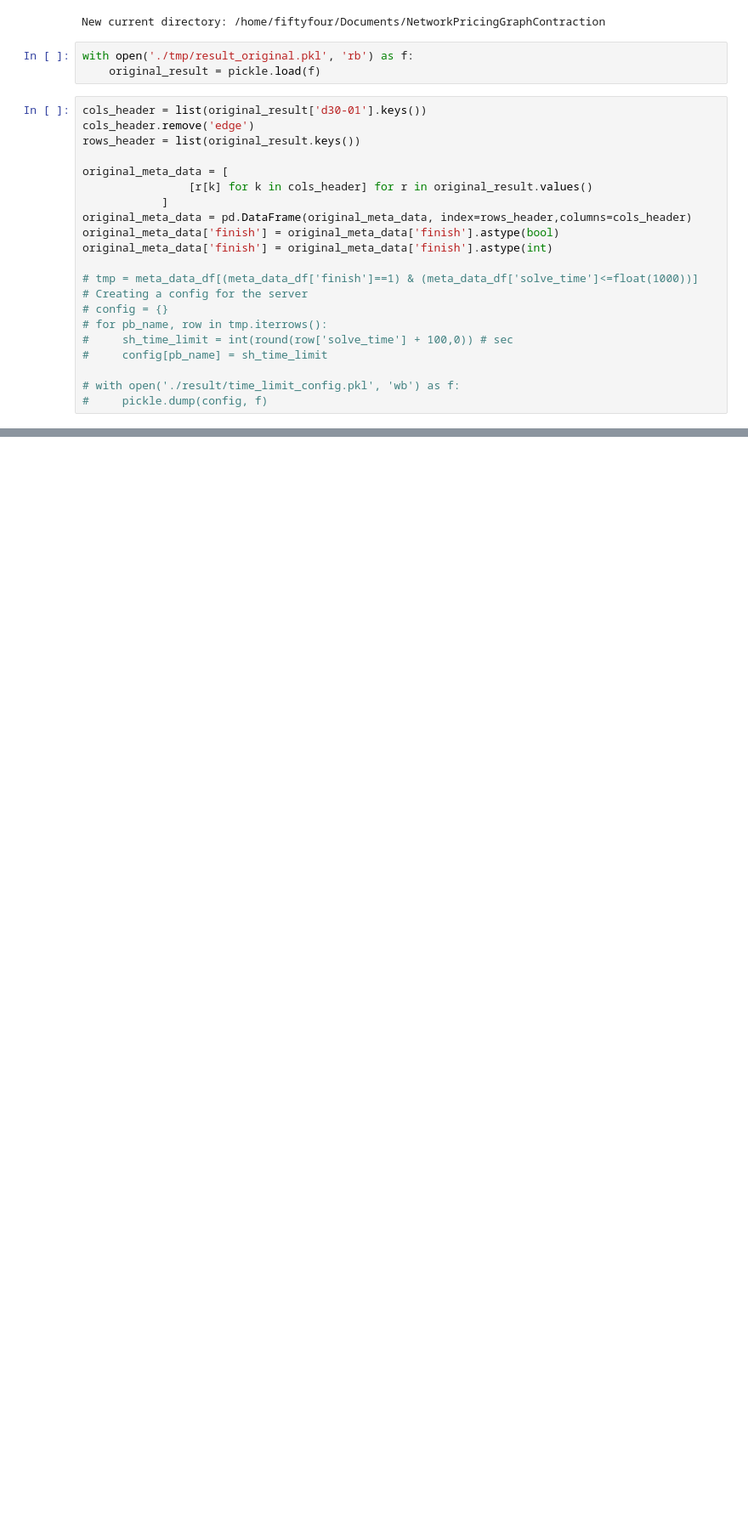
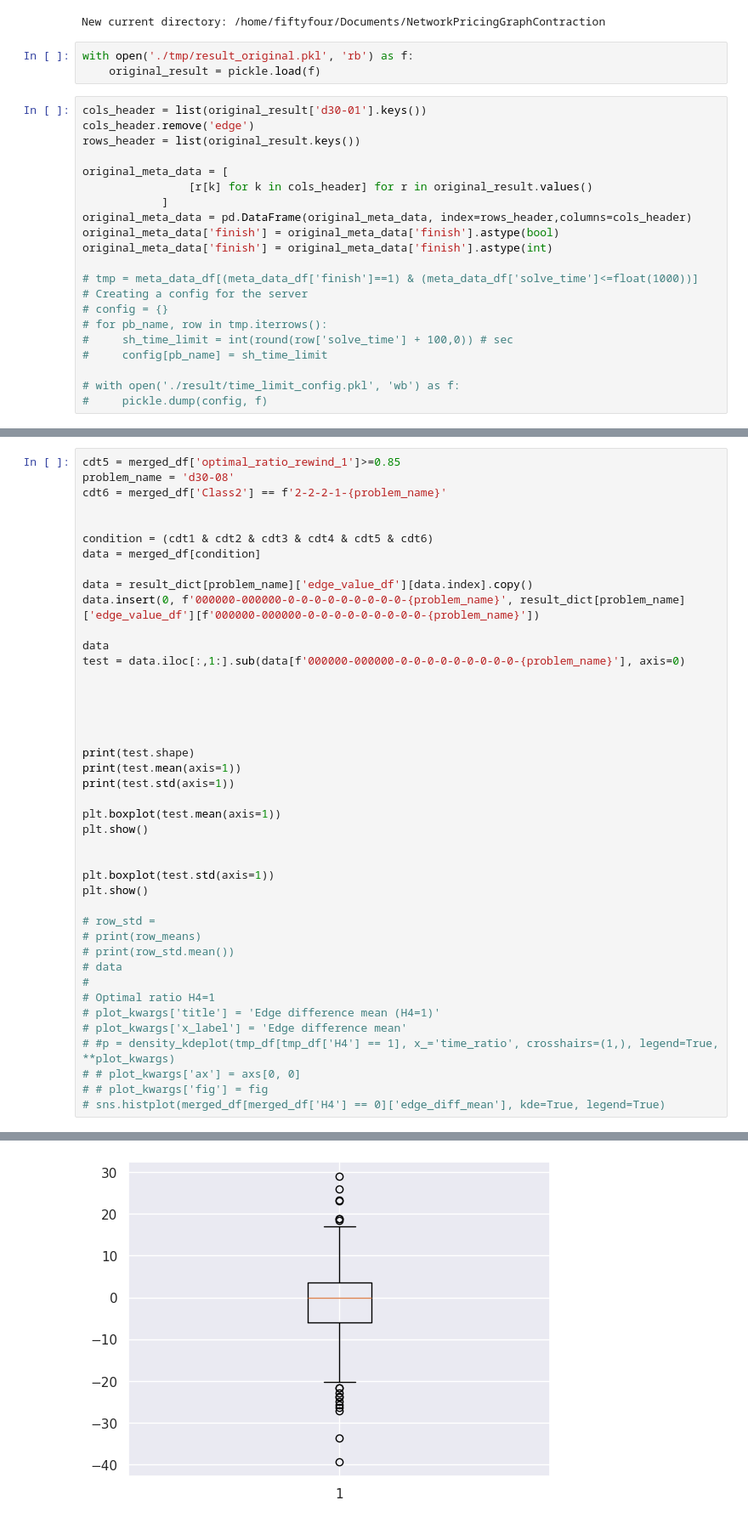
Before and after one commit to julien-hebert-doutreloux/NetworkPricingGraphContraction, a Jupyter notebook: notebook/Untitled1.ipynb, the cells around one changed output, grey strips where cells are left out. Shown at 85% size. Drawn from its saved outputs; the diff is of its cells as text; blank space fills up the shorter version.

```diff
--- a/notebook/Untitled1.ipynb
+++ b/notebook/Untitled1.ipynb
@@ -417,0 +325,43 @@ sleep 60
+# %%
+cdt5 = merged_df['optimal_ratio_rewind_1']>=0.85
+problem_name = 'd30-08'
+cdt6 = merged_df['Class2'] == f'2-2-2-1-{problem_name}'
+
+
+condition = (cdt1 & cdt2 & cdt3 & cdt4 & cdt5 & cdt6)
+data = merged_df[condition]
+
+data = result_dict[problem_name]['edge_value_df'][data.index].copy()
+data.insert(0, f'000000-000000-0-0-0-0-0-0-0-0-0-{problem_name}', result_dict[problem_name]['edge_value_df'][f'000000-000000-0-0-0-0-0-0-0-0-0-{problem_name}'])
+
+data
+test = data.iloc[:,1:].sub(data[f'000000-000000-0-0-0-0-0-0-0-0-0-{problem_name}'], axis=0)
+
+
+
+
+
+print(test.shape)
+print(test.mean(axis=1))
+print(test.std(axis=1))
+
+plt.boxplot(test.mean(axis=1))
+plt.show()
+
+
+plt.boxplot(test.std(axis=1))
+plt.show()
+
+# row_std =
+# print(row_means)
+# print(row_std.mean())
+# data
+#
+# Optimal ratio H4=1
+# plot_kwargs['title'] = 'Edge difference mean (H4=1)'
+# plot_kwargs['x_label'] = 'Edge difference mean'
+# #p = density_kdeplot(tmp_df[tmp_df['H4'] == 1], x_='time_ratio', crosshairs=(1,), legend=True, **plot_kwargs)
+# # plot_kwargs['ax'] = axs[0, 0]
+# # plot_kwargs['fig'] = fig
+# sns.histplot(merged_df[merged_df['H4'] == 0]['edge_diff_mean'], kde=True, legend=True)
+# %% [output]
@@ -417,0 +385 @@ sleep 60
+[figure, added]
```
Also changed, not shown: parts of 11 cells of this notebook, 18 other files.
